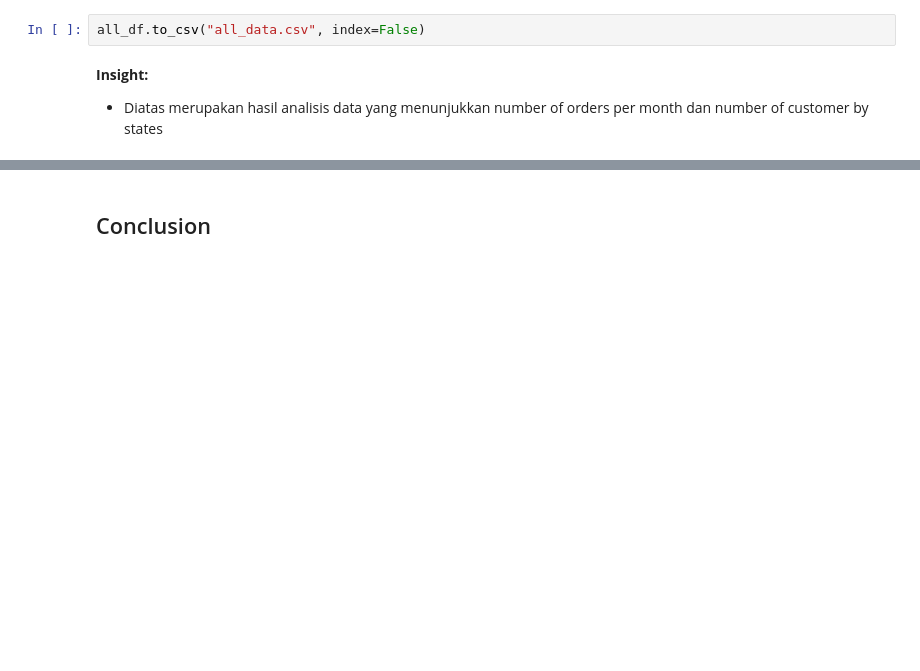
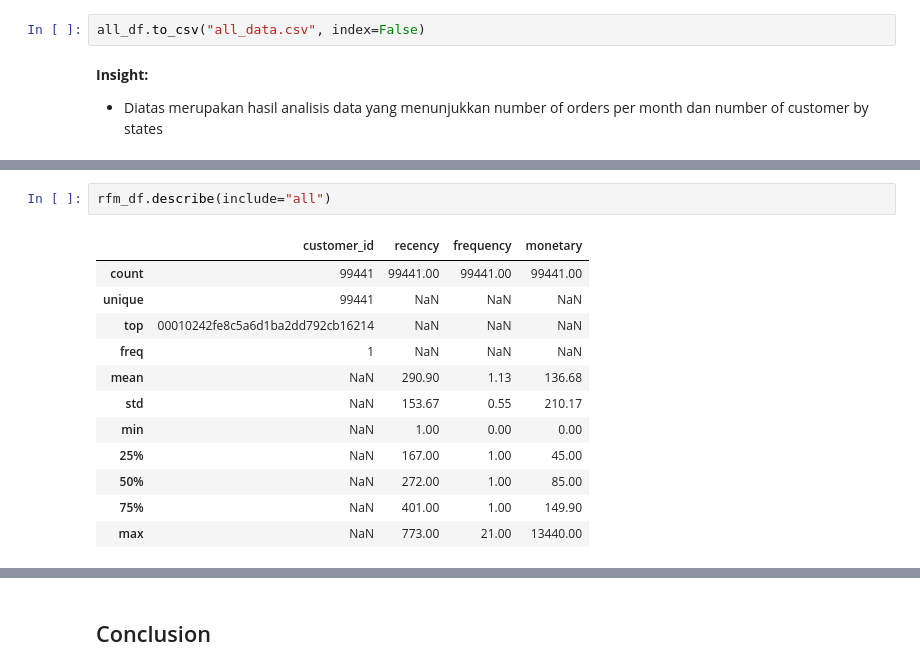
Before and after one commit to nafisahh33/app, a Jupyter notebook: Proyek_Analisis_Data.ipynb, the cells around one changed output, grey strips where cells are left out. Drawn from its saved outputs; the diff is of its cells as text; blank space fills up the shorter version.

```diff
--- a/Proyek_Analisis_Data.ipynb
+++ b/Proyek_Analisis_Data.ipynb
@@ -1109,0 +1178,15 @@ all_df.to_csv("all_data.csv", index=False)
+# %%
+rfm_df.describe(include="all")
+# %% [output]
+|  | customer_id | recency | frequency | monetary |
+| count | 99441 | 99441.00 | 99441.00 | 99441.00 |
+| unique | 99441 | NaN | NaN | NaN |
+| top | 00010242fe8c5a6d1ba2dd792cb16214 | NaN | NaN | NaN |
+| freq | 1 | NaN | NaN | NaN |
+| mean | NaN | 290.90 | 1.13 | 136.68 |
+| std | NaN | 153.67 | 0.55 | 210.17 |
+| min | NaN | 1.00 | 0.00 | 0.00 |
+| 25% | NaN | 167.00 | 1.00 | 45.00 |
+| 50% | NaN | 272.00 | 1.00 | 85.00 |
+| 75% | NaN | 401.00 | 1.00 | 149.90 |
+| max | NaN | 773.00 | 21.00 | 13440.00 |
```
Also changed, not shown: parts of 9 cells of this notebook.
